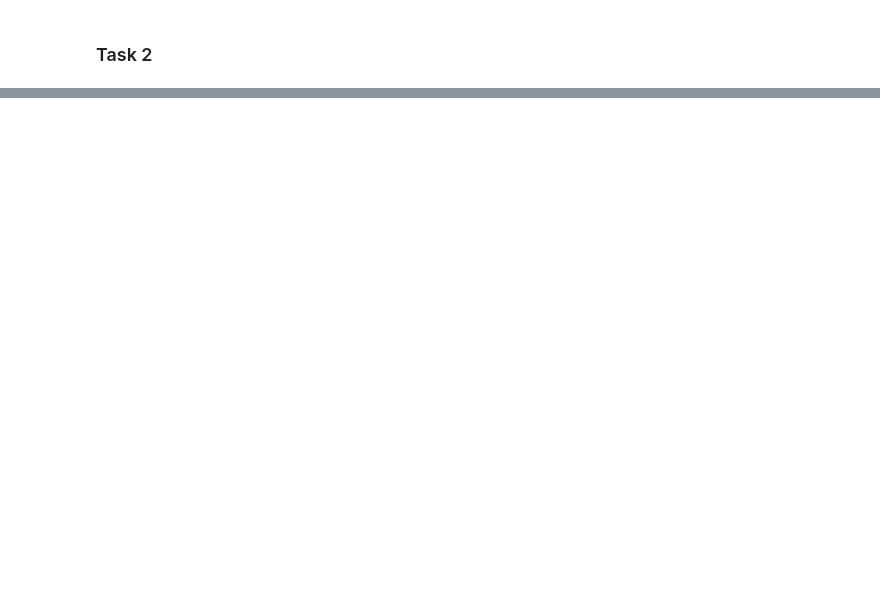
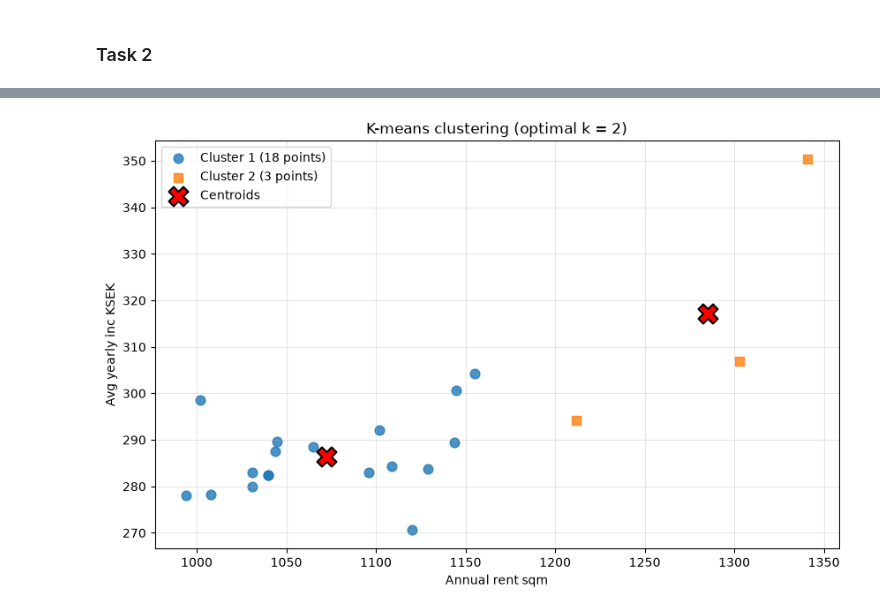
Before and after one commit to vamsik1606/Ai_programmin_course, a Jupyter notebook: lab3/lab3_grp18.ipynb, the cells around one changed output, grey strips where cells are left out. Drawn from its saved outputs; the diff is of its cells as text; code cells hidden in the pictures; blank space fills up the shorter version.

```diff
--- a/lab3/lab3_grp18.ipynb
+++ b/lab3/lab3_grp18.ipynb
@@ -164,0 +205,20 @@ plt.show()
+# %%
+def silhouette_score_manual(X, labels):
+    scores = []
+
+    for i in range(len(X)):
+        ai = a(i, X, labels)
+        bi = b(i, X, labels)
+
+        denominator = max(ai, bi)
+
+        if np.isnan(bi):
+            # Silhouette is undefined when there is only one cluster
+            scores.append(np.nan)
+        elif denominator == 0:
+            scores.append(0.0)
+        else:
+            si = (bi - ai) / denominator
+            scores.append(si)
+
+    return np.array(scores)
@@ -164,0 +263,57 @@ plt.show()
+# %%
+import numpy as np
+import matplotlib.pyplot as plt
+from sklearn.cluster import KMeans
+
+k = best_k
+
+model = KMeans(n_clusters=k, random_state=42, n_init=10)
+labels = model.fit_predict(data_df_points)
+
+
+centroids = model.cluster_centers_
+
+
+x_column, y_column = data_df_points.columns
+
+
+colors = ['tab:blue', 'tab:orange', 'tab:green', 'tab:purple',
+          'tab:brown', 'tab:pink', 'tab:gray', 'tab:olive',
+          'tab:cyan', 'tab:red']
+
+markers = ['o', 's', '^', 'D', 'v', 'P', '*', 'X', '<', '>']
+
+plt.figure(figsize=(10, 6))
+
+for i in range(k):
+    cluster_points = data_df_points.iloc[labels == i]
+
+    plt.scatter(
+        cluster_points[x_column],
+        cluster_points[y_column],
+        c=colors[i],
+        marker=markers[i],
+        s=60,
+        alpha=0.8,
+        label=f'Cluster {i + 1} ({len(cluster_points)} points)'
+    )
+
+plt.scatter(
+    centroids[:, 0],
+    centroids[:, 1],
+    c='red',
+    marker='X',
+    s=250,
+    edgecolors='black',
+    linewidths=1.5,
+    label='Centroids'
+)
+
+plt.xlabel(x_column)
+plt.ylabel(y_column)
+plt.title(f'K-means clustering (optimal k = {k})')
+plt.grid(True, alpha=0.3)
+plt.legend()
+plt.show()
+# %% [output]
+[figure, added]
```
Also changed, not shown: parts of 11 cells of this notebook.
